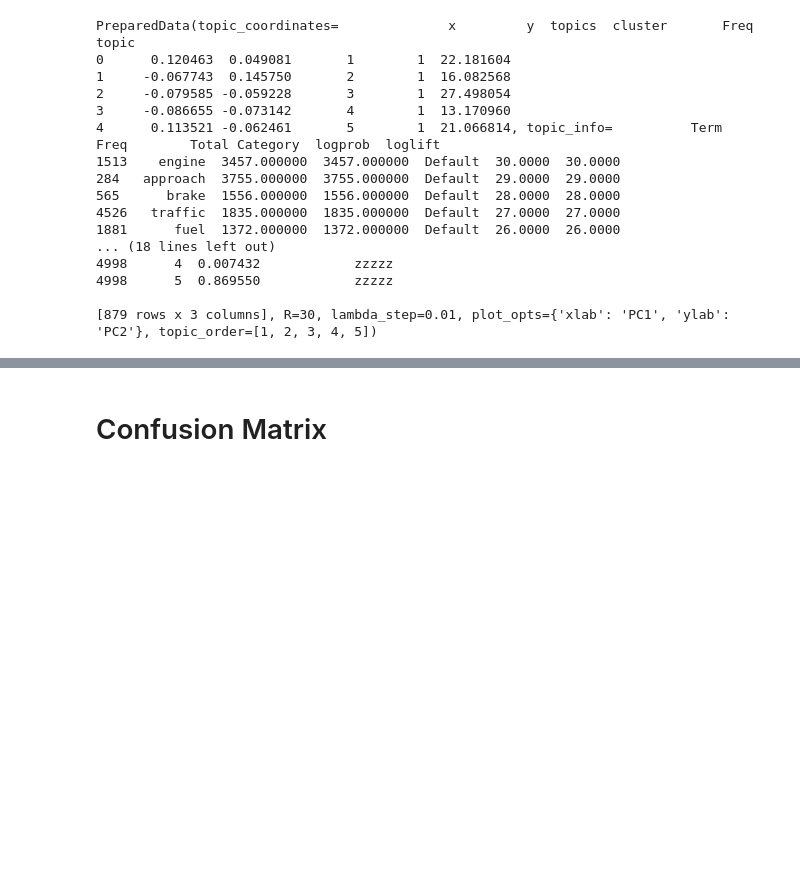
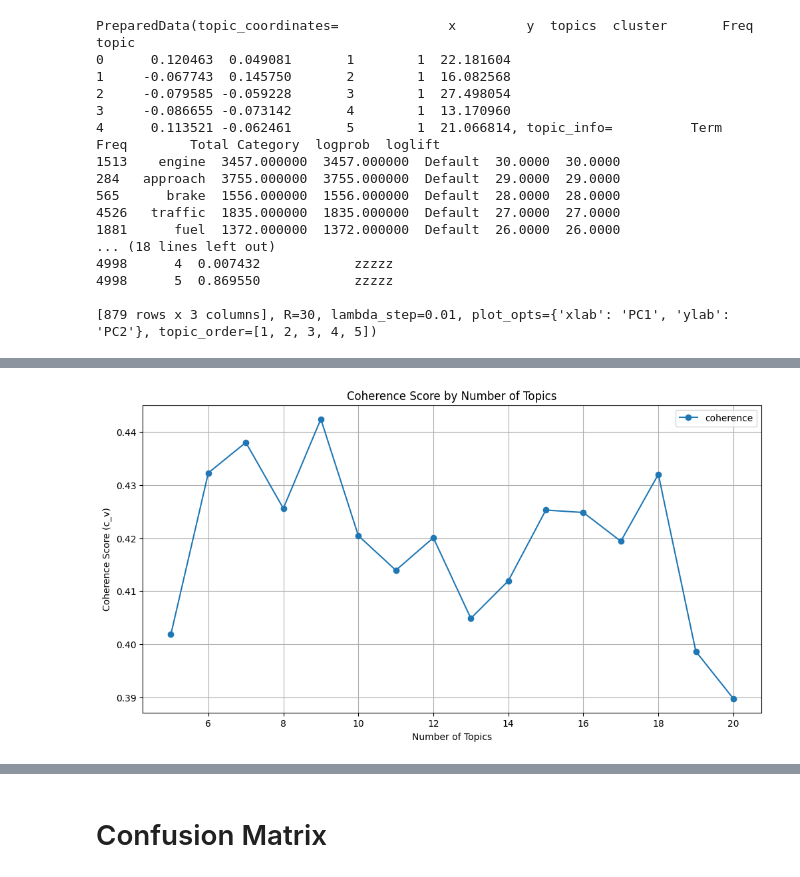
Before and after one commit to edgar-rosales95/ADS509_Final, a Jupyter notebook: Final Project.ipynb, the cells around one changed output, grey strips where cells are left out. Cells and saved outputs as stored; diff of their text form; code cells hidden in the pictures; blank space fills up the shorter version.

Commit message:
added optimal topics method

```diff
--- a/Final Project.ipynb
+++ b/Final Project.ipynb
@@ -673,0 +689,45 @@ topic
+# %%
+#rebuild tokens column from joined_tokens
+df['tokens'] = df['joined_tokens'].str.split()
+
+#prepare Gensim inputs
+gensim_texts = df['tokens'].tolist()
+dict_gensim = corpora.Dictionary(gensim_texts)
+bow_gensim = [dict_gensim.doc2bow(text) for text in gensim_texts]
+
+#loop over topic numbers and evaluate coherence
+lda_para_model_n = []
+
+for n in tqdm(range(5, 21)):
+    lda_model = LdaMulticore(
+        corpus=bow_gensim,
+        id2word=dict_gensim,
+        chunksize=2000,
+        eta='auto',
+        iterations=400,
+        num_topics=n,
+        passes=20,
+        eval_every=None,
+        random_state=42
+    )
+
+    lda_coherence = CoherenceModel(
+        model=lda_model,
+        texts=gensim_texts,
+        dictionary=dict_gensim,
+        coherence='c_v'
+    )
+
+    lda_para_model_n.append((n, lda_model, lda_coherence.get_coherence()))
+
+# Plot coherence scores
+pd.DataFrame(lda_para_model_n, columns=["n", "model", "coherence"]) \
+  .set_index("n")[["coherence"]] \
+  .plot(figsize=(12, 6), marker='o', title='Coherence Score by Number of Topics')
+
+plt.ylabel("Coherence Score (c_v)")
+plt.xlabel("Number of Topics")
+plt.grid(True)
+plt.show()
+# %% [output]
+[figure, added]
```
Also changed, not shown: parts of 3 cells of this notebook.
